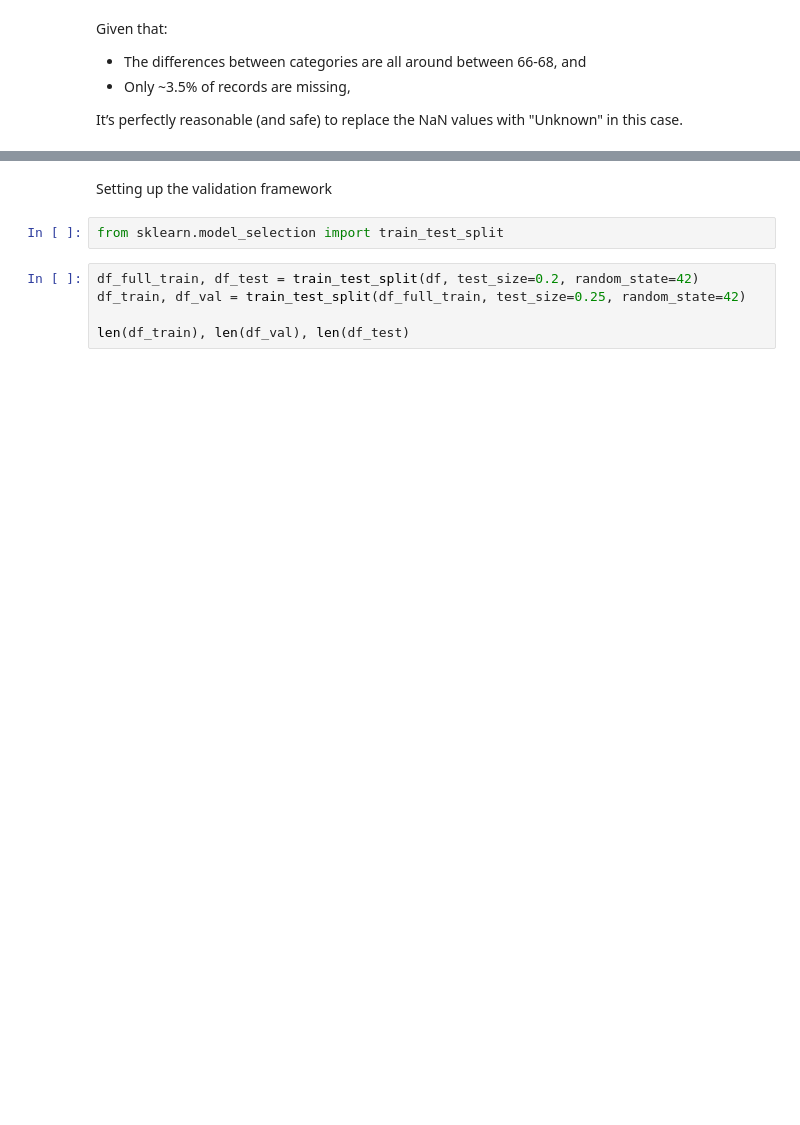
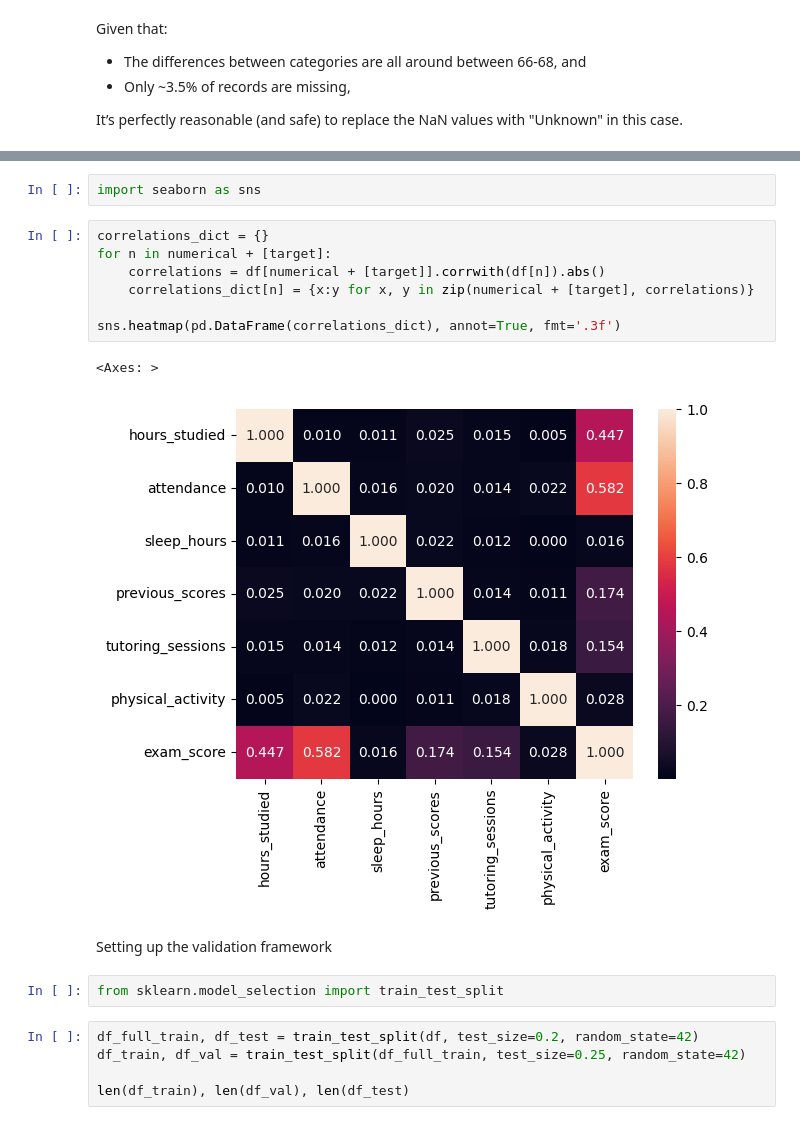
Before and after one commit to alexispdDev/student-performance-prediction, a Jupyter notebook: src/student_performance_prediction/main.ipynb, the cells around one changed output, grey strips where cells are left out. Cells and saved outputs as stored; diff of their text form; blank space fills up the shorter version.

Commit message:
Add correlation matrix and K-fold cross validation.

```diff
--- a/src/student_performance_prediction/main.ipynb
+++ b/src/student_performance_prediction/main.ipynb
@@ -115,3 +245,15 @@ df = df.fillna('Unknown')
+# %%
+import seaborn as sns
+# %%
+correlations_dict = {}
+for n in numerical + [target]:
+    correlations = df[numerical + [target]].corrwith(df[n]).abs()
+    correlations_dict[n] = {x:y for x, y in zip(numerical + [target], correlations)}
+
+sns.heatmap(pd.DataFrame(correlations_dict), annot=True, fmt='.3f')
+# %% [output]
+<Axes: >
+[figure, added]
 # %% [markdown]
 Setting up the validation framework
 # %%
```
Also changed, not shown: parts of 86 cells of this notebook.
